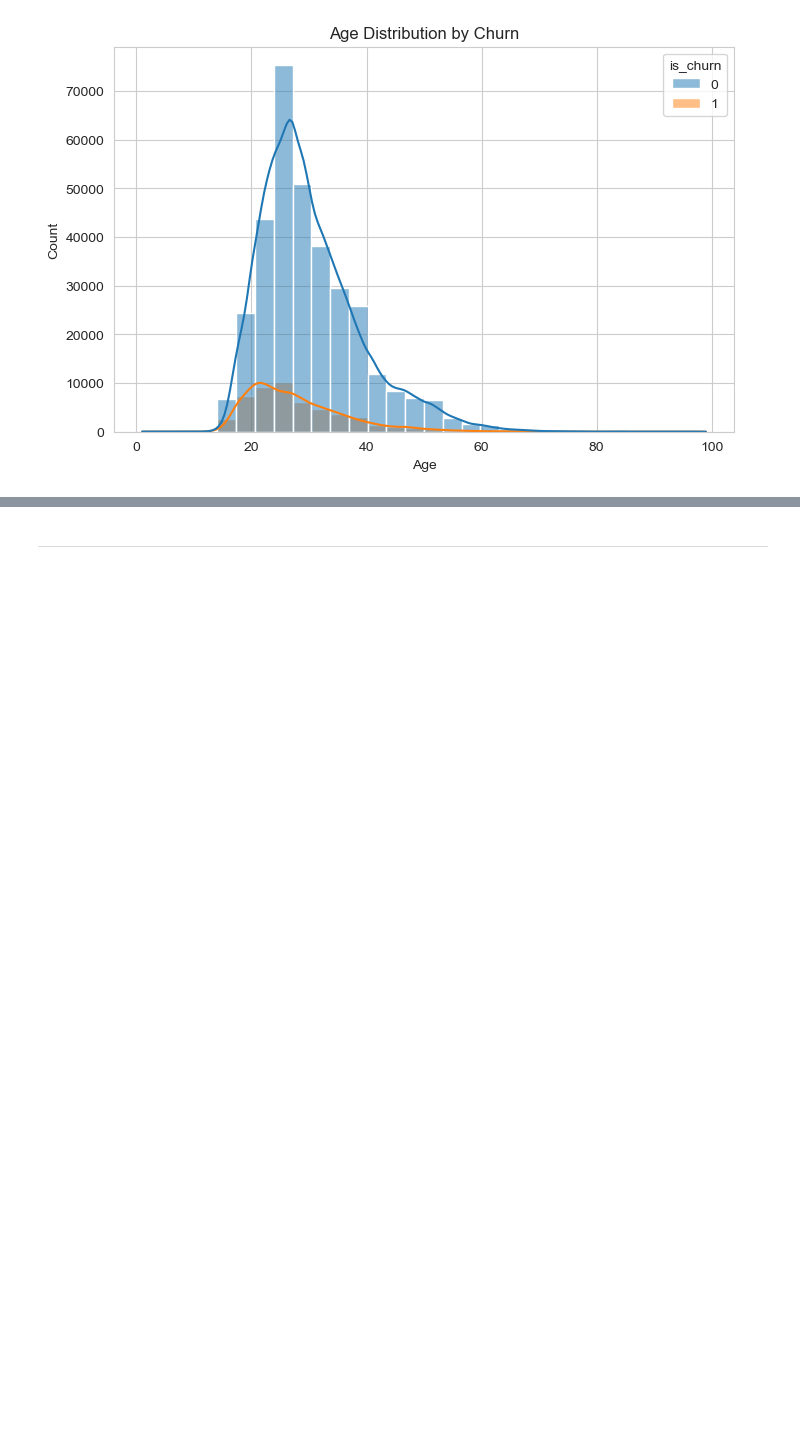
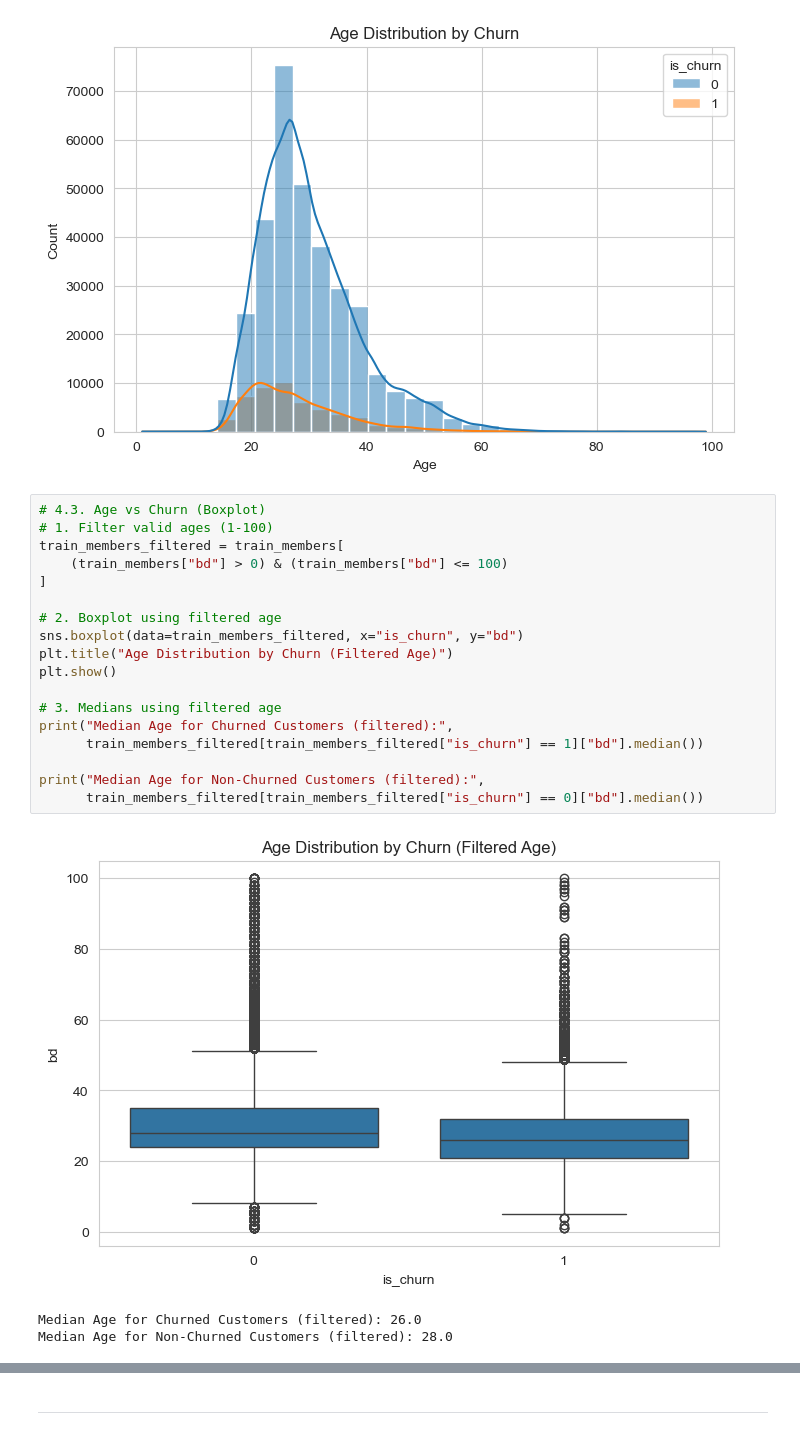
Before and after one commit to PaulinaMamiaga/customer-churn-intelligence-system, a Jupyter notebook: notebooks/01_initial_eda.ipynb, the cells around one changed output, grey strips where cells are left out. Cells and saved outputs as stored; diff of their text form; blank space fills up the shorter version.

```diff
--- a/notebooks/01_initial_eda.ipynb
+++ b/notebooks/01_initial_eda.ipynb
@@ -377,4 +460,26 @@ plt.ylabel("Count")
 plt.show()
 # %% [output]
 [figure]
+# %%
+# 4.3. Age vs Churn (Boxplot)
+# 1. Filter valid ages (1-100)
+train_members_filtered = train_members[
+    (train_members["bd"] > 0) & (train_members["bd"] <= 100)
+]
+
+# 2. Boxplot using filtered age
+sns.boxplot(data=train_members_filtered, x="is_churn", y="bd")
+plt.title("Age Distribution by Churn (Filtered Age)")
+plt.show()
+
+# 3. Medians using filtered age
+print("Median Age for Churned Customers (filtered):",
+      train_members_filtered[train_members_filtered["is_churn"] == 1]["bd"].median())
+
+print("Median Age for Non-Churned Customers (filtered):",
+      train_members_filtered[train_members_filtered["is_churn"] == 0]["bd"].median())
+# %% [output]
+[figure, added]
+Median Age for Churned Customers (filtered): 26.0
+Median Age for Non-Churned Customers (filtered): 28.0
 # %%
```
Also changed, not shown: parts of 37 cells of this notebook.
